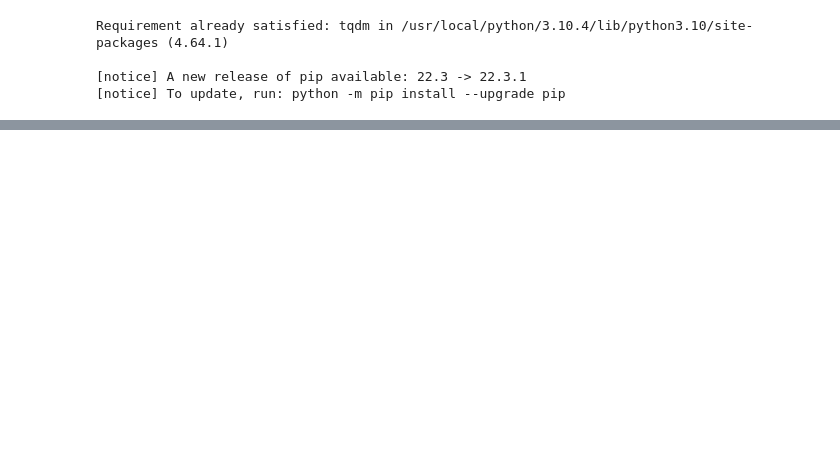
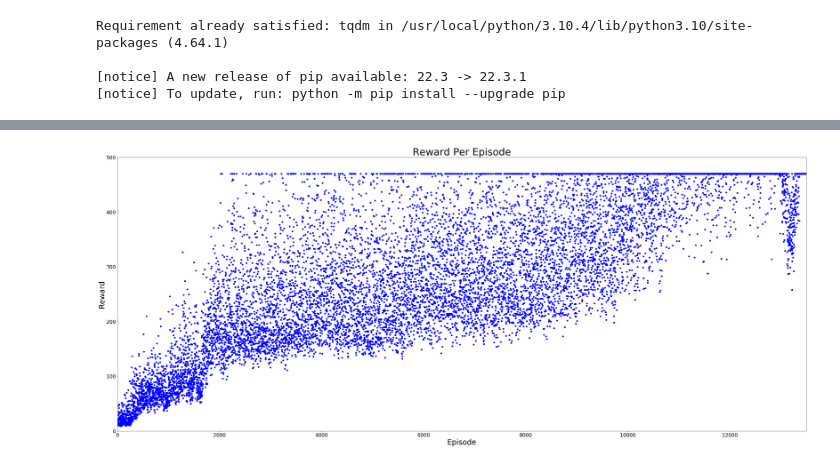
Before and after one commit to ankitshaw/ub-cse546-reinforcement-learning-assignment3, a Jupyter notebook: ashaw7_assignment3.ipynb, the cells around one changed output, grey strips where cells are left out. Saved outputs shown, nothing was run; the diff lists cells and outputs as text; code cells hidden in the pictures; blank space fills up the shorter version.

Commit message:
cartpole actor critic

```diff
--- a/ashaw7_assignment3.ipynb
+++ b/ashaw7_assignment3.ipynb
@@ -24,9 +26,9 @@ from tqdm import tqdm
 class Actor(nn.Module):
     def __init__(self, input_size, output_size):
         super(Actor, self).__init__()
-        self.linear1 = nn.Linear(in_features=input_size, out_features=256)
-        self.linear2 = nn.Linear(in_features=256, out_features=256)
-        self.linear3 = nn.Linear(in_features=256, out_features=output_size)
+        self.linear1 = nn.Linear(in_features=input_size, out_features=300)
+        self.linear2 = nn.Linear(in_features=300, out_features=300)
+        self.linear3 = nn.Linear(in_features=300, out_features=output_size)
         self.relu = nn.ReLU()
         self.softmax = nn.Softmax()
 
@@ -40,9 +42,9 @@ class Actor(nn.Module):
 class Critic(nn.Module):
     def __init__(self, input_size, output_size):
         super(Critic, self).__init__()
-        self.linear1 = nn.Linear(in_features=input_size, out_features=256)
-        self.linear2 = nn.Linear(in_features=256, out_features=256)
-        self.linear3 = nn.Linear(in_features=256, out_features=output_size)
+        self.linear1 = nn.Linear(in_features=input_size, out_features=300)
+        self.linear2 = nn.Linear(in_features=300, out_features=300)
+        self.linear3 = nn.Linear(in_features=300, out_features=output_size)
         self.relu = nn.ReLU()
 
     def forward(self, x):
@@ -173,7 +175,7 @@ class CartPoleVanillaDQN():
       next_state_val = self.critic(next_state) if not done else 0
 
       delta = reward + self.gamma*next_state_val - current_state_val
-      actor_loss = -1*I*action_log_prob*delta
+      actor_loss = -1*action_log_prob*delta*I
       critic_loss = delta**2
 
       self.actor_optimizer.zero_grad()
@@ -274,0 +283,27 @@ agent.learn()
+# %%
+epsilon_list_train_dqn = agent.epsilon_list
+reward_list_train_dqn = agent.rewards_list
+# %%
+fig, (ax2) = plt.subplots(1,1)
+fig.set_figheight(20)
+fig.set_figwidth(50)
+# ax1.plot(epsilon_list_train_dqn, 'go')
+# ax1.set_title("Epsilon Decay", size=40)
+# ax1.set_ylabel('Epsilon Value', fontsize = 30)
+# ax1.set_xlabel('Episode', fontsize = 30)
+# ax1.tick_params(axis='x', labelsize=20)
+# ax1.tick_params(axis='y', labelsize=20)
+# ax1.set_xlim(100)
+# ax1.set_xlim(xmin=0, xmax=3800)
+# ax1.set_ylim(ymin=0, ymax=1)
+ax2.plot(reward_list_train_dqn, 'bo')
+ax2.set_title(f"Reward Per Episode", size=40)
+ax2.set_ylabel('Reward', fontsize = 30)
+ax2.set_xlabel('Episode', fontsize = 30)
+ax2.tick_params(axis='x', labelsize=20)
+ax2.tick_params(axis='y', labelsize=20)
+ax2.set_xlim(xmin=0, xmax=13500)
+ax2.set_ylim(ymin=0, ymax=500)
+plt.show()
+# %% [output]
+[figure, added]
```
Also changed, not shown: parts of 7 cells of this notebook, 3 other files.
